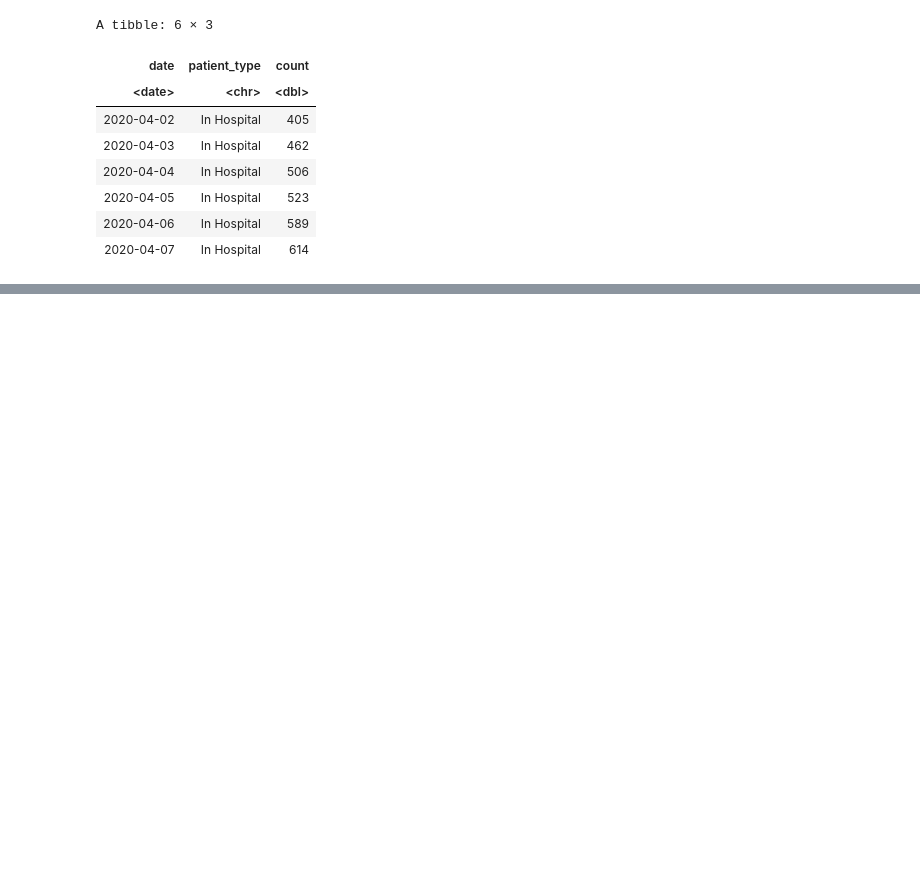
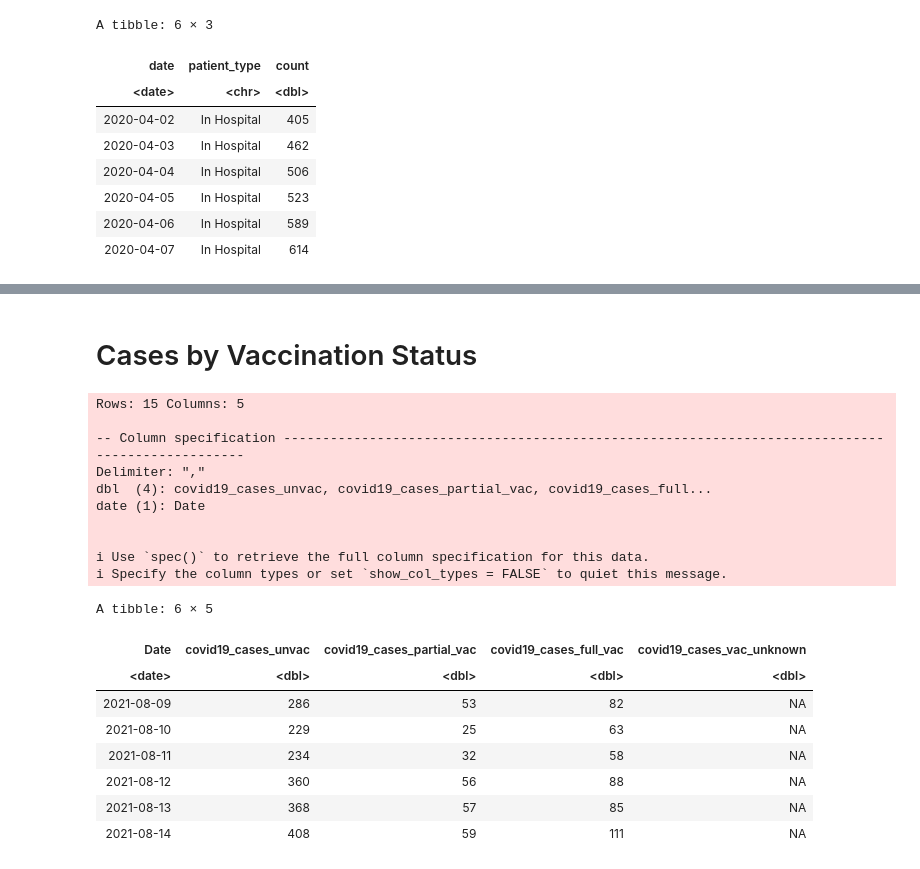
Before and after one commit to MichaszJ/Ontario-COVID-19, a Jupyter notebook: Ontario-COVID-19-R.ipynb, the cells around one changed output, grey strips where cells are left out. Cells and saved outputs as stored; diff of their text form; code cells hidden in the pictures; blank space fills up the shorter version.

```diff
--- a/Ontario-COVID-19-R.ipynb
+++ b/Ontario-COVID-19-R.ipynb
@@ -200,0 +232,26 @@ Warning message:
+# %% [markdown]
+# Cases by Vaccination Status
+# %%
+cases_vac_status <- read_csv("https://data.ontario.ca/dataset/752ce2b7-c15a-4965-a3dc-397bf405e7cc/resource/eed63cf2-83dd-4598-b337-b288c0a89a16/download/cases_by_vac_status.csv")
+
+head(cases_vac_status)
+# %% [output]
+Rows: 15 Columns: 5
+
+-- Column specification ------------------------------------------------------------------------------------------------
+Delimiter: ","
+dbl  (4): covid19_cases_unvac, covid19_cases_partial_vac, covid19_cases_full...
+date (1): Date
+
+
+i Use `spec()` to retrieve the full column specification for this data.
+i Specify the column types or set `show_col_types = FALSE` to quiet this message.
+A tibble: 6 × 5
+| Date | covid19_cases_unvac | covid19_cases_partial_vac | covid19_cases_full_vac | covid19_cases_vac_unknown |
+| <date> | <dbl> | <dbl> | <dbl> | <dbl> |
+| 2021-08-09 | 286 | 53 | 82 | NA |
+| 2021-08-10 | 229 | 25 | 63 | NA |
+| 2021-08-11 | 234 | 32 | 58 | NA |
+| 2021-08-12 | 360 | 56 | 88 | NA |
+| 2021-08-13 | 368 | 57 | 85 | NA |
+| 2021-08-14 | 408 | 59 | 111 | NA |
```
Also changed, not shown: parts of 17 cells of this notebook.
